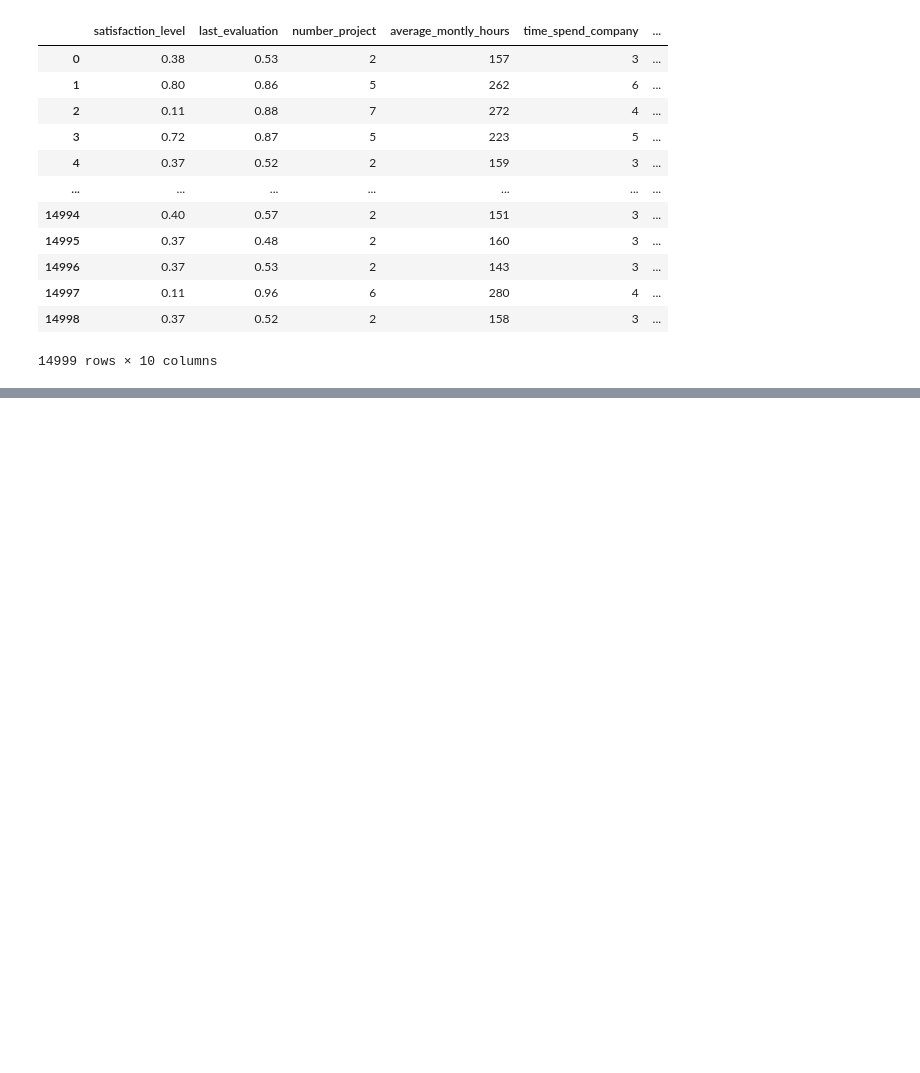
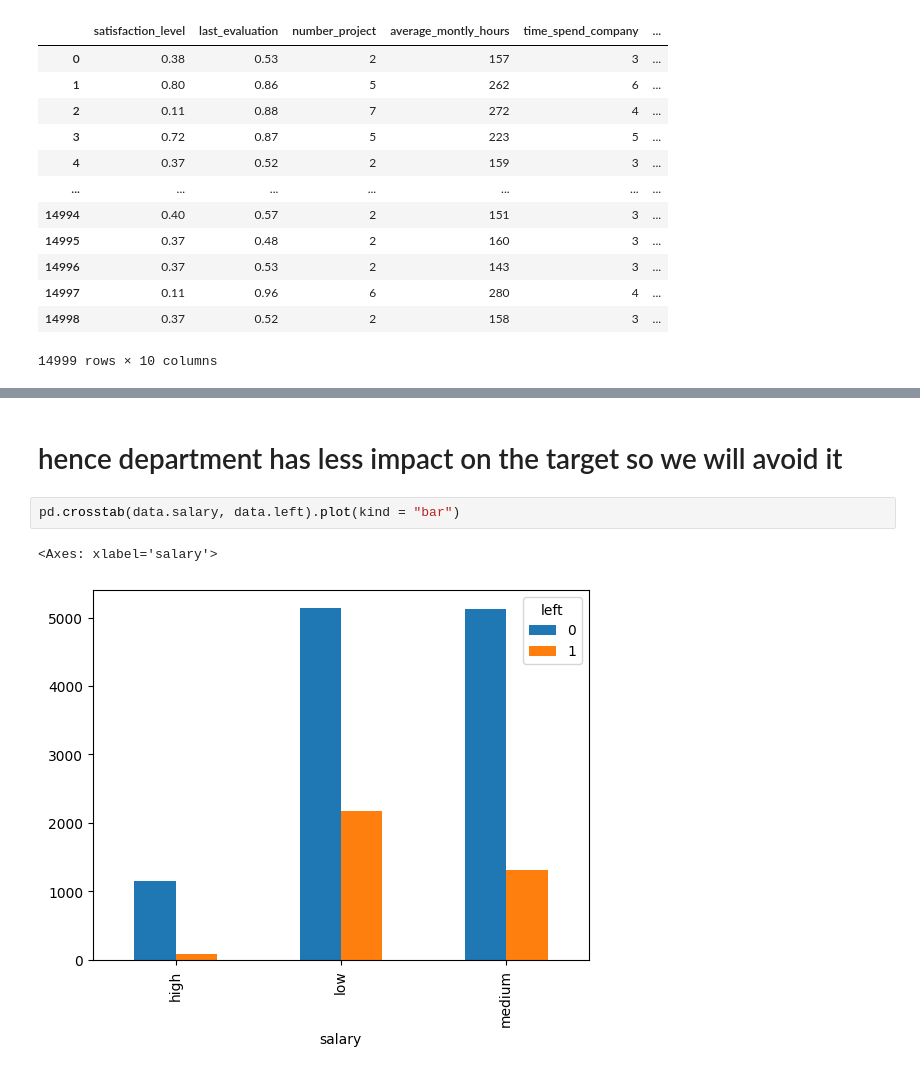
Before and after one commit to hariThorve/machineLearningJourney, a Jupyter notebook: logisticRegressionExercise.ipynb, the cells around one changed output, grey strips where cells are left out. Cells and saved outputs as stored; diff of their text form; blank space fills up the shorter version.

```diff
--- a/logisticRegressionExercise.ipynb
+++ b/logisticRegressionExercise.ipynb
@@ -72,0 +30,7 @@ Name: el_salary, Length: 14999, dtype: int64
+# %% [markdown]
+# hence department has less impact on the target so we will avoid it
+# %%
+pd.crosstab(data.salary, data.left).plot(kind = "bar")
+# %% [output]
+<Axes: xlabel='salary'>
+[figure, added]
```
Also changed, not shown: parts of 17 cells of this notebook.
